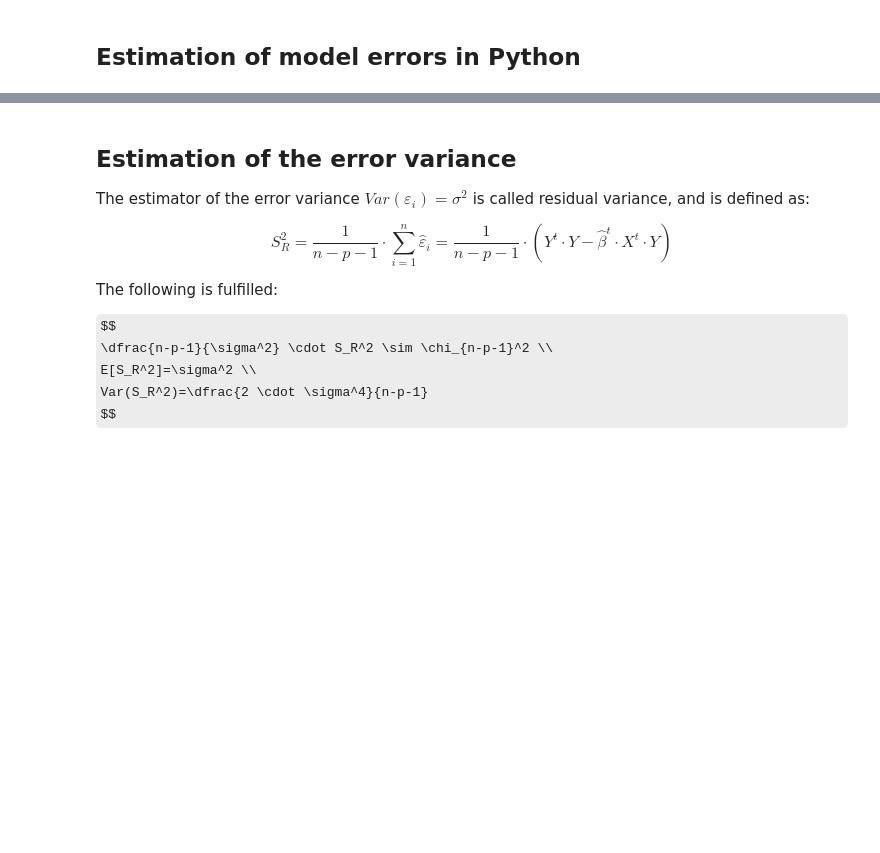
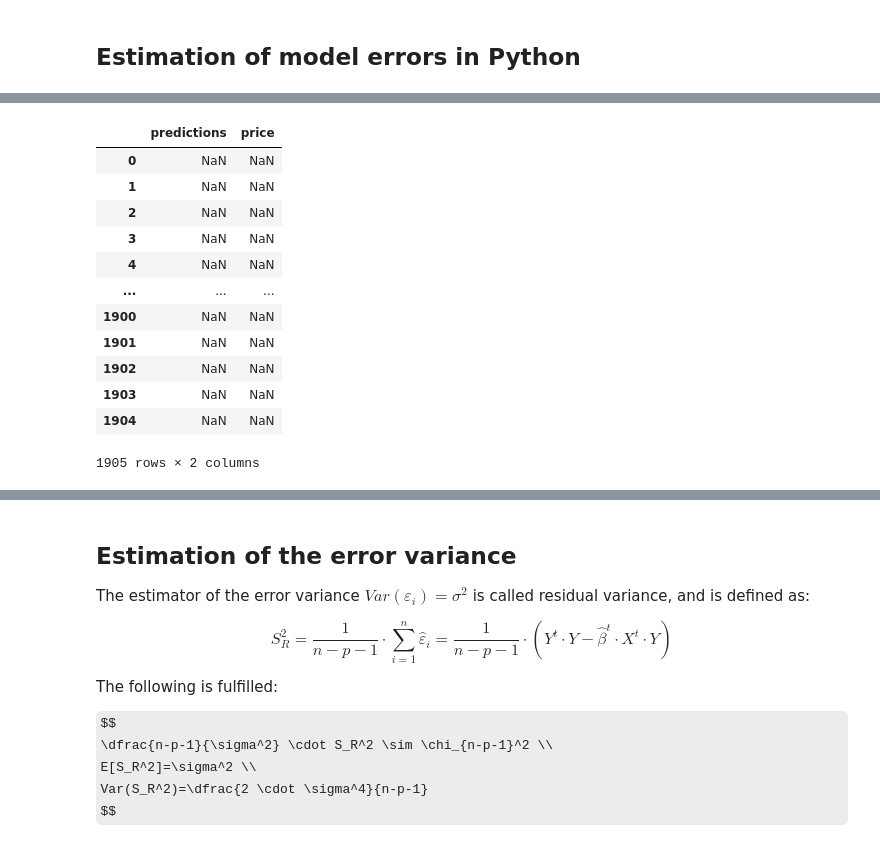
Before and after one commit to FabioScielzoOrtiz/Estadistica4all-blog, a Jupyter notebook: Linear Regression in Python and R/Linear Regression in Python and R.ipynb, the cells around one changed output, grey strips where cells are left out. Cells and saved outputs as stored; diff of their text form; code cells hidden in the pictures; some formulas as TeX source; blank space fills up the shorter version.

```diff
--- a/Linear Regression in Python and R/Linear Regression in Python and R.ipynb
+++ b/Linear Regression in Python and R/Linear Regression in Python and R.ipynb
@@ -1022,0 +1074,16 @@ model errors:
+# %%
+price - predictions
+# %% [output]
+|  | predictions | price |
+| 0 | NaN | NaN |
+| 1 | NaN | NaN |
+| 2 | NaN | NaN |
+| 3 | NaN | NaN |
+| 4 | NaN | NaN |
+| ... | ... | ... |
+| 1900 | NaN | NaN |
+| 1901 | NaN | NaN |
+| 1902 | NaN | NaN |
+| 1903 | NaN | NaN |
+| 1904 | NaN | NaN |
+1905 rows × 2 columns
```
Also changed, not shown: parts of 20 cells of this notebook.
